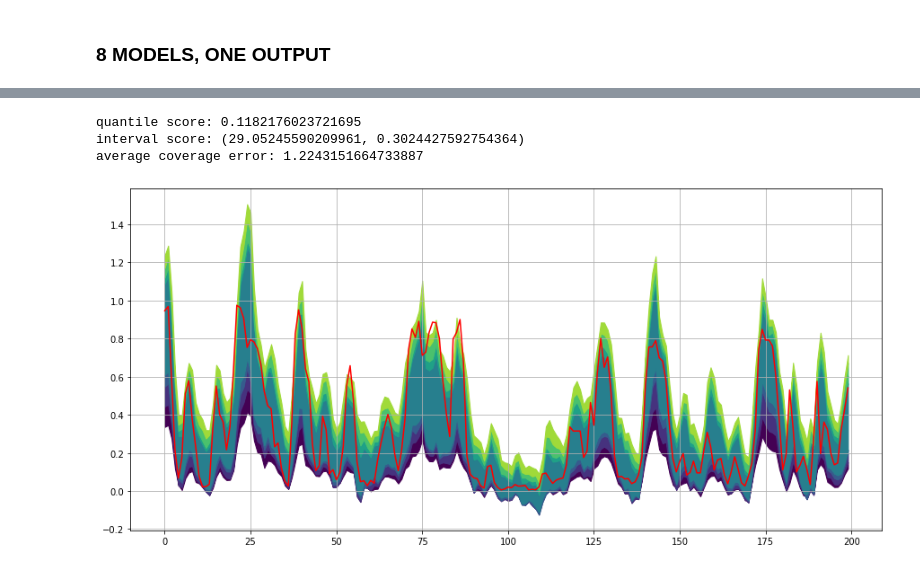
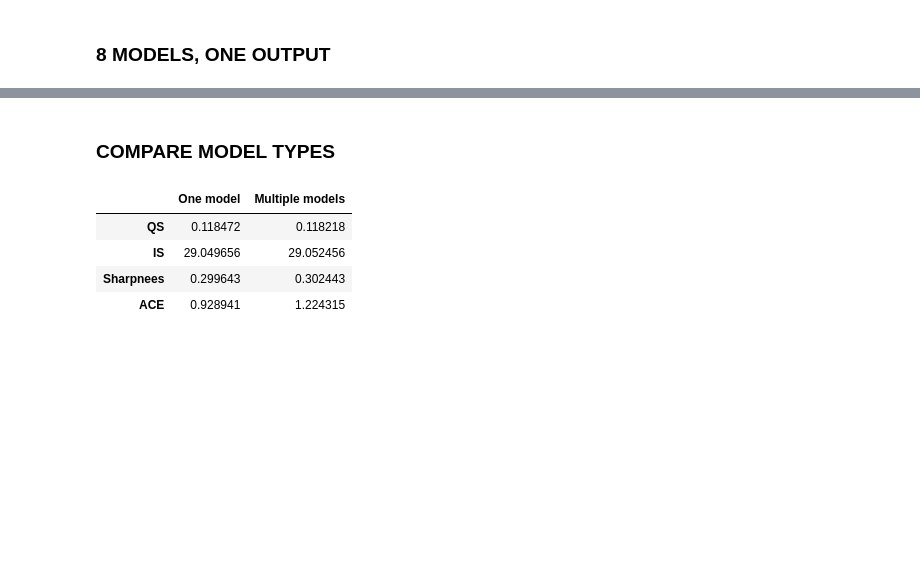
Before and after one commit to Javicadserres/wind-production-forecast, a Jupyter notebook: src/one-vs-multiple-linear-model.ipynb, the cells around one changed output, grey strips where cells are left out. Saved outputs shown, nothing was run; the diff lists cells and outputs as text; code cells hidden in the pictures; blank space fills up the shorter version.

```diff
--- a/src/one-vs-multiple-linear-model.ipynb
+++ b/src/one-vs-multiple-linear-model.ipynb
@@ -156,33 +104,0 @@ y_preds = pd.DataFrame(y_preds).T
-# %%
-y_pred = torch.tensor(y_preds.values.tolist(), dtype=torch.float32)
-
-# final validation loss
-criterion = SmoothPinballLoss(quantiles)
-quantile_score = criterion(y_pred, target)
-print(f'quantile score: {quantile_score}')
-
-# interval score
-iscore = IntervalScorePaper(quantiles)
-interval_score = iscore.forward(y_pred, target)
-print(f'interval score: {interval_score}')
-
-# average coverage error
-acerror = AverageCoverageError(quantiles)
-avg_cov_error = acerror.forward(y_pred, target)
-print(f'average coverage error: {avg_cov_error}')
-# %% [output]
-quantile score: 0.1182176023721695
-interval score: (29.05245590209961, 0.3024427592754364)
-average coverage error: 1.2243151664733887
-# %%
-viridis = cm.get_cmap('viridis', len(quantiles))
-
-plt.figure(figsize=(15, 7))
-
-for i in range(len(y_preds.columns)-1):
-    plt.fill_between(y_preds.index[:200], y_preds[i][:200], y_preds[i+1][:200], color=viridis.colors[i])
-
-y_test[:200].plot(color='red')
-plt.grid()
-# %% [output]
-[figure, removed]
@@ -188,0 +121,16 @@ plt.grid()
+# %% [markdown]
+### COMPARE MODEL TYPES
+# %%
+quantilenet_scores = get_scores(y_pred_quantilenet, target, quantiles)
+linear_scores = get_scores(y_pred_linear, target, quantiles)
+
+final_scores = pd.concat(
+    [quantilenet_scores, linear_scores], axis=1, keys=['One model', 'Multiple models']
+)
+final_scores
+# %% [output]
+|  | One model | Multiple models |
+| QS | 0.118472 | 0.118218 |
+| IS | 29.049656 | 29.052456 |
+| Sharpnees | 0.299643 | 0.302443 |
+| ACE | 0.928941 | 1.224315 |
```
Also changed, not shown: parts of 12 cells of this notebook, 6 other files.
